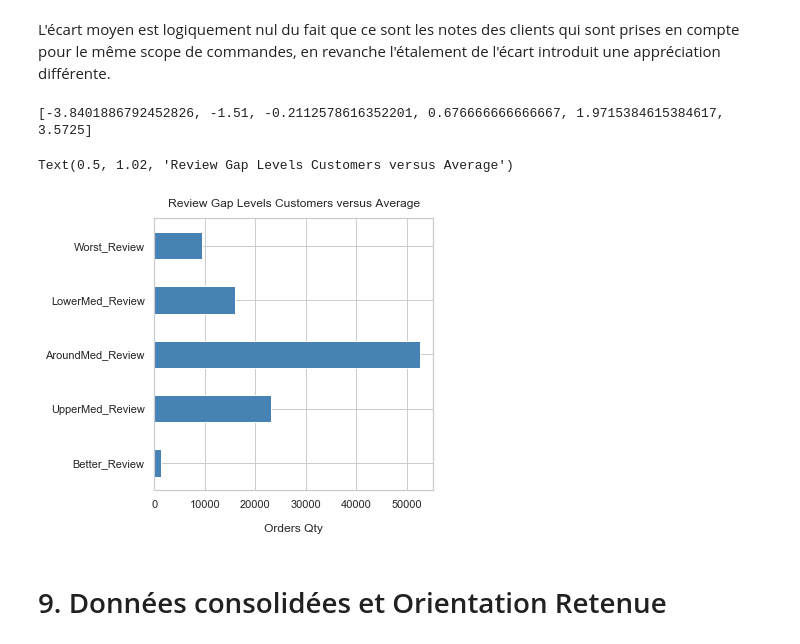
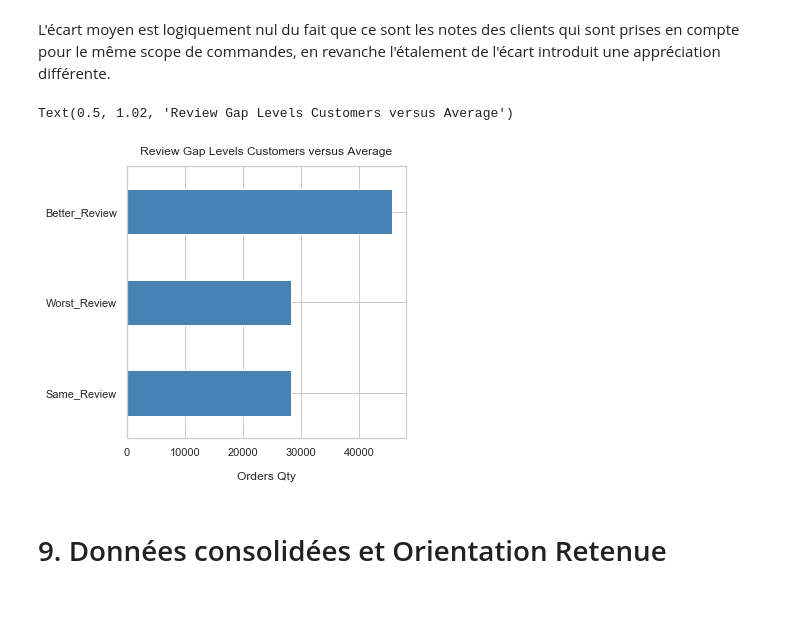
Before and after one commit to EtienneLardeur/P5_CustomerSegmentation, a Jupyter notebook: POlist_01_NotebookEDA_uncleaned.ipynb, the cells around one changed output. Cells and saved outputs as stored; diff of their text form; code cells hidden in the pictures; blank space fills up the shorter version.

Commit message:
Mainly EDA
Improvements on features (by qcut)

```diff
--- a/POlist_01_AnotebookEDA_uncleaned.ipynb
+++ b/POlist_01_NotebookEDA_uncleaned.ipynb
@@ -2207,3 +2469,5 @@ Variation freight_percentage entre 2017 (ref) et 2018 : 47
+# %%
+df_orders['cust_sell_dist'].clip(15, inplace=True)
 # %%
 # définir les limites des niveaux de distances
 cut_bins_cs_dist = cuts(df_orders['cust_sell_dist'])
@@ -2380,0 +2669,8 @@ Average Product Review Score : 4
+# %%
+# split en 3 niveaux de score
+df_orders['product_review_mean_lvl'] = pd.qcut(
+    df_orders['product_review_mean'],
+    3,
+    labels=['Low_Score',
+            'Medium_Score',
+            'Top_Score'])
@@ -2480,35 +2787,32 @@ print('Variation review_gap entre 2017 (ref) et 2018 : ' +
 Variation review_gap entre 2017 (ref) et 2018 : 0.03
 # %% [markdown]
 L'écart moyen est logiquement nul du fait que ce sont les notes des clients qui sont prises en compte pour le même scope de commandes, en revanche l'étalement de l'écart introduit une appréciation différente.
-# %%
-# définir les limites des niveaux de review_gap
-cut_bins_review_gap = cuts(df_orders['review_gap'])
-print(cut_bins_review_gap)
-# %% [output]
-[-3.8401886792452826, -1.51, -0.2112578616352201, 0.676666666666667, 1.9715384615384617, 3.5725]
-# %%
-# réaliser la catégorisation par review_gap
-cut_labels_review_gap = ['Worst_Review',
-                         'LowerMed_Review',
-                         'AroundMed_Review',
-                         'UpperMed_Review',
-                         'Better_Review']
-df_orders['review_gap_lvl'] = pd.cut(
-    df_orders['review_gap'],
-    bins=cut_bins_review_gap,
-    labels=cut_labels_review_gap,
-    duplicates='drop')
+# %%
+# catégoriser les écart de notation
+
+
+def note(val):
+    if (val == 0):
+        return 'Same_Review'
+    elif (val < 0):
+        return 'Worst_Review'
+    else:
+        return 'Better_Review'
+
+
+# dériver un feature identifiant qu'il y a plus de 3 usages
+df_orders['review_gap_cat'] = df_orders['review_gap'].apply(note)
 # %%
-# observer la répartition des niveaux de distance
-df_orders['review_gap_lvl'].value_counts(sort=False).plot(
+# observer la répartition écarts de score
+df_orders['review_gap_cat'].value_counts(sort=False).plot(
     kind='barh',
     color='steelblue',
     figsize=(5, 5)).invert_yaxis()
 plt.xlabel('Orders Qty', labelpad=14)
 plt.title('Review Gap Levels Customers versus Average', y=1.02)
 # %% [output]
 Text(0.5, 1.02, 'Review Gap Levels Customers versus Average')
-[figure, old version]
+[figure, new version]
 # %% [markdown]
 # 9. Données consolidées et Orientation Retenue
 # %% [markdown]
```
Also changed, not shown: parts of 122 cells of this notebook, 2 other files.
